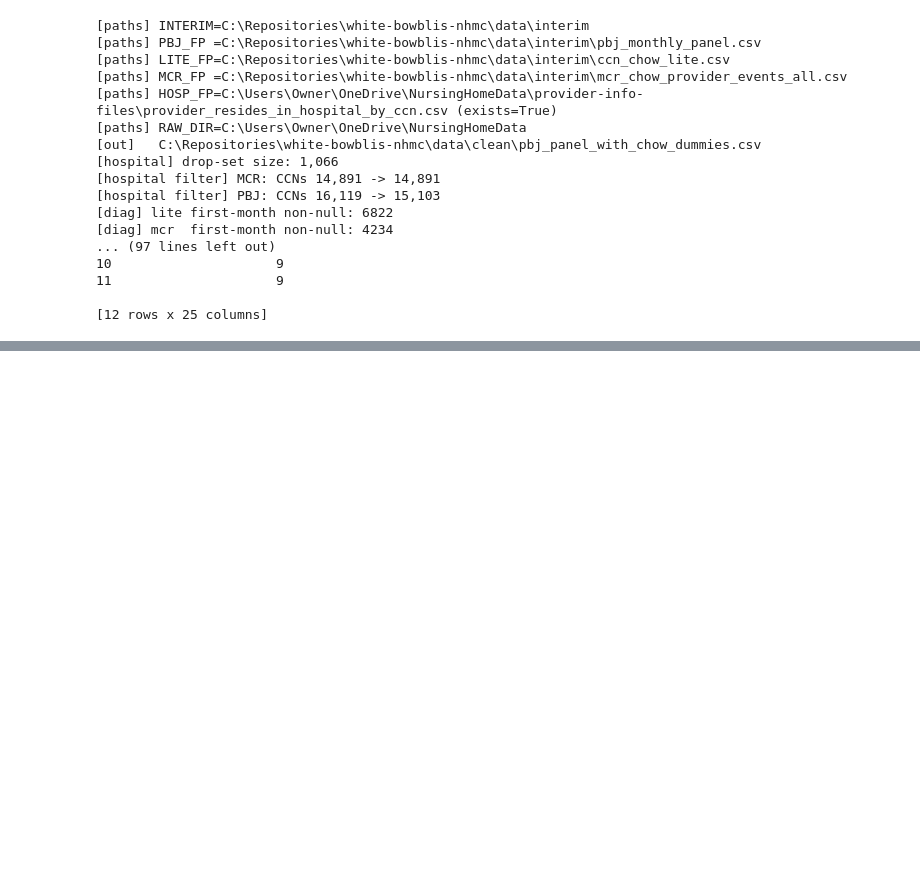
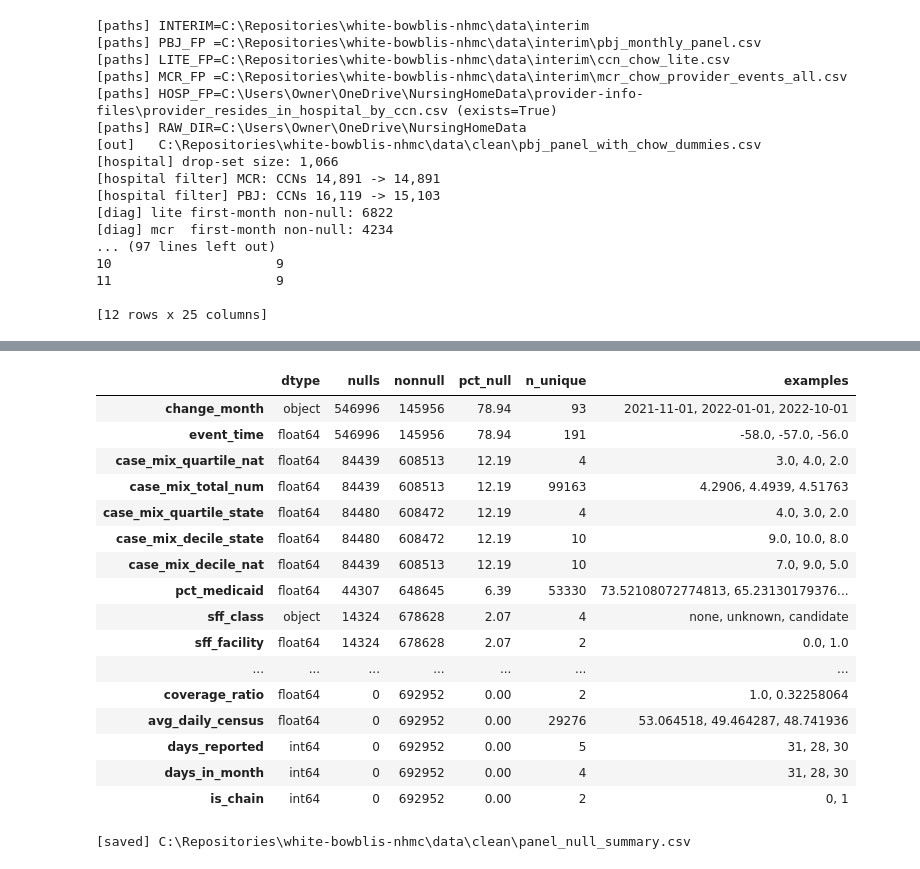
Before and after one commit to josephwhite-jfw/white-bowblis-nhmc, a Jupyter notebook: src/project_development.ipynb, the cells around one changed output, grey strips where cells are left out. Saved outputs shown, nothing was run; the diff lists cells and outputs as text; code cells hidden in the pictures; blank space fills up the shorter version.

```diff
--- a/src/project_development.ipynb
+++ b/src/project_development.ipynb
@@ -144,0 +238,58 @@ case_mix_decile_state
+# %%
+# === Missingness summary for the full panel ===
+import pandas as pd
+import numpy as np
+from pathlib import Path
+
+# ---- load ----
+PANEL_FP = Path(r"C:\Repositories\white-bowblis-nhmc\data\clean\pbj_panel_with_chow_dummies.csv")
+df = pd.read_csv(PANEL_FP, low_memory=False, dtype={"cms_certification_number":"string"})
+if "month" in df.columns:
+    df["month"] = pd.to_datetime(df["month"], errors="coerce")
+
+# ---- compute null stats ----
+total_rows = len(df)
+null_summary = pd.DataFrame({
+    "dtype": df.dtypes.astype(str),
+    "nulls": df.isna().sum(),
+})
+null_summary["nonnull"] = total_rows - null_summary["nulls"]
+null_summary["pct_null"] = (null_summary["nulls"] / total_rows * 100).round(2)
+null_summary["n_unique"] = df.nunique(dropna=True)
+
+# add example values for context
+def sample_vals(s, n=3):
+    vals = s.dropna().unique()
+    return ", ".join(map(str, vals[:n])) if len(vals) > 0 else ""
+null_summary["examples"] = [sample_vals(df[c]) for c in df.columns]
+
+# ---- sort by % missing ----
+null_summary = null_summary.sort_values("pct_null", ascending=False)
+
+# ---- display ----
+pd.set_option("display.max_rows", 200)
+display(null_summary.head(50))
+
+# ---- save ----
+out_fp = Path(r"C:\Repositories\white-bowblis-nhmc\data\clean\panel_null_summary.csv")
+null_summary.to_csv(out_fp)
+print(f"[saved] {out_fp}")
+# %% [output]
+|  | dtype | nulls | nonnull | pct_null | n_unique | examples |
+| change_month | object | 546996 | 145956 | 78.94 | 93 | 2021-11-01, 2022-01-01, 2022-10-01 |
+| event_time | float64 | 546996 | 145956 | 78.94 | 191 | -58.0, -57.0, -56.0 |
+| case_mix_quartile_nat | float64 | 84439 | 608513 | 12.19 | 4 | 3.0, 4.0, 2.0 |
+| case_mix_total_num | float64 | 84439 | 608513 | 12.19 | 99163 | 4.2906, 4.4939, 4.51763 |
+| case_mix_quartile_state | float64 | 84480 | 608472 | 12.19 | 4 | 4.0, 3.0, 2.0 |
+| case_mix_decile_state | float64 | 84480 | 608472 | 12.19 | 10 | 9.0, 10.0, 8.0 |
+| case_mix_decile_nat | float64 | 84439 | 608513 | 12.19 | 10 | 7.0, 9.0, 5.0 |
+| pct_medicaid | float64 | 44307 | 648645 | 6.39 | 53330 | 73.52108072774813, 65.23130179376... |
+| sff_class | object | 14324 | 678628 | 2.07 | 4 | none, unknown, candidate |
+| sff_facility | float64 | 14324 | 678628 | 2.07 | 2 | 0.0, 1.0 |
+| ... | ... | ... | ... | ... | ... | ... |
+| coverage_ratio | float64 | 0 | 692952 | 0.00 | 2 | 1.0, 0.32258064 |
+| avg_daily_census | float64 | 0 | 692952 | 0.00 | 29276 | 53.064518, 49.464287, 48.741936 |
+| days_reported | int64 | 0 | 692952 | 0.00 | 5 | 31, 28, 30 |
+| days_in_month | int64 | 0 | 692952 | 0.00 | 4 | 31, 28, 30 |
+| is_chain | int64 | 0 | 692952 | 0.00 | 2 | 0, 1 |
+[saved] C:\Repositories\white-bowblis-nhmc\data\clean\panel_null_summary.csv
```
Also changed, not shown: parts of 4 cells of this notebook, 4 other files.
